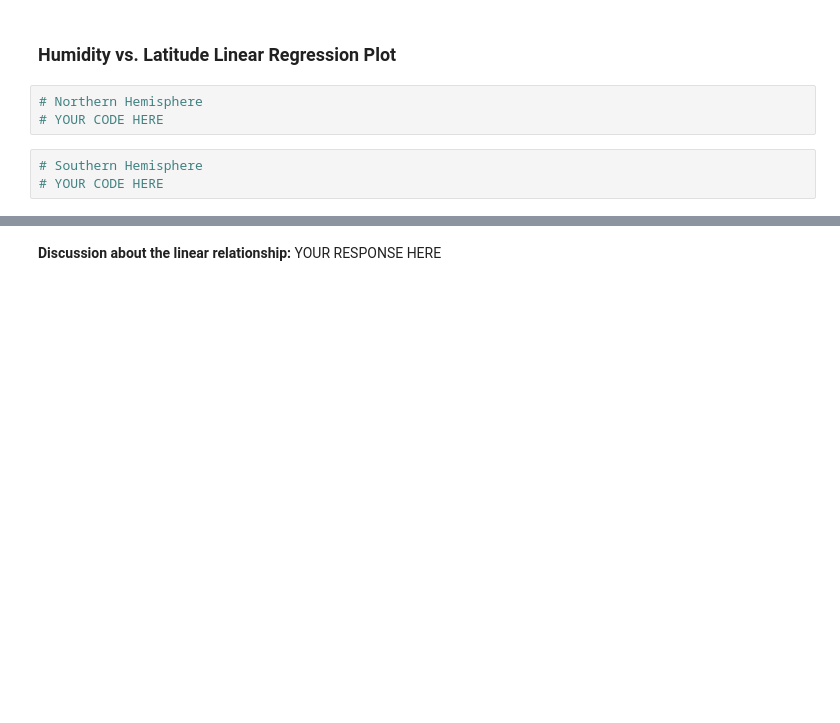
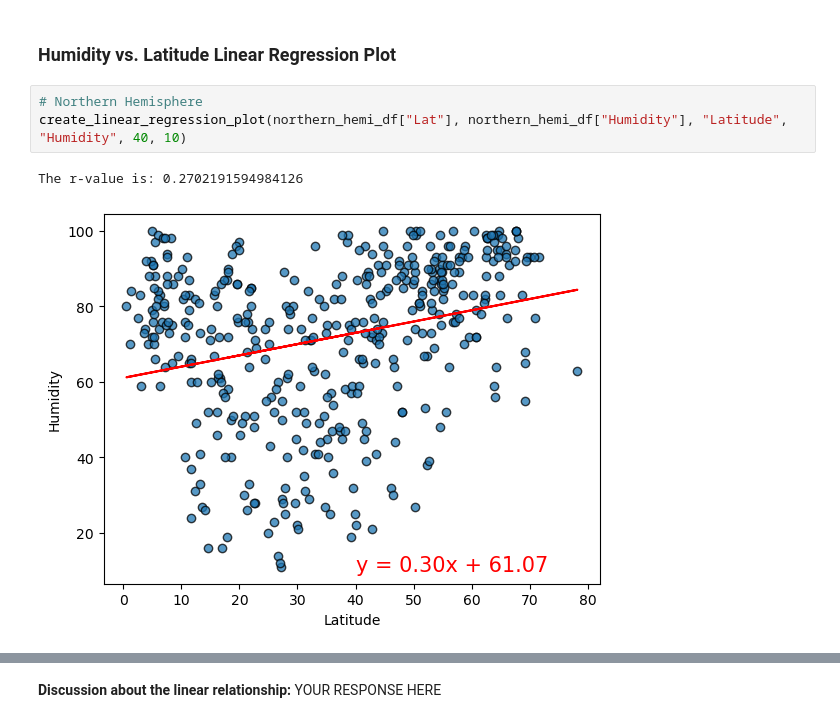
Before and after one commit to yennyrangel/python-api-challenge, a Jupyter notebook: WeatherPy/WeatherPy.ipynb, the cells around one changed output, grey strips where cells are left out. Drawn from its saved outputs; the diff is of its cells as text; blank space fills up the shorter version.

```diff
--- a/WeatherPy/WeatherPy.ipynb
+++ b/WeatherPy/WeatherPy.ipynb
@@ -308,9 +359,9 @@ southern_hemi_df.head()
 **Discussion about the linear relationship:** YOUR RESPONSE HERE
 # %% [markdown]
 ### Humidity vs. Latitude Linear Regression Plot
-# %%
-# Northern Hemisphere
-# YOUR CODE HERE
-# %%
-# Southern Hemisphere
-# YOUR CODE HERE
+# %%
+# Northern Hemisphere
+create_linear_regression_plot(northern_hemi_df["Lat"], northern_hemi_df["Humidity"], "Latitude", "Humidity", 40, 10)
+# %% [output]
+The r-value is: 0.2702191594984126
+[figure, added]
```
Also changed, not shown: parts of 26 cells of this notebook, 5 other files.
